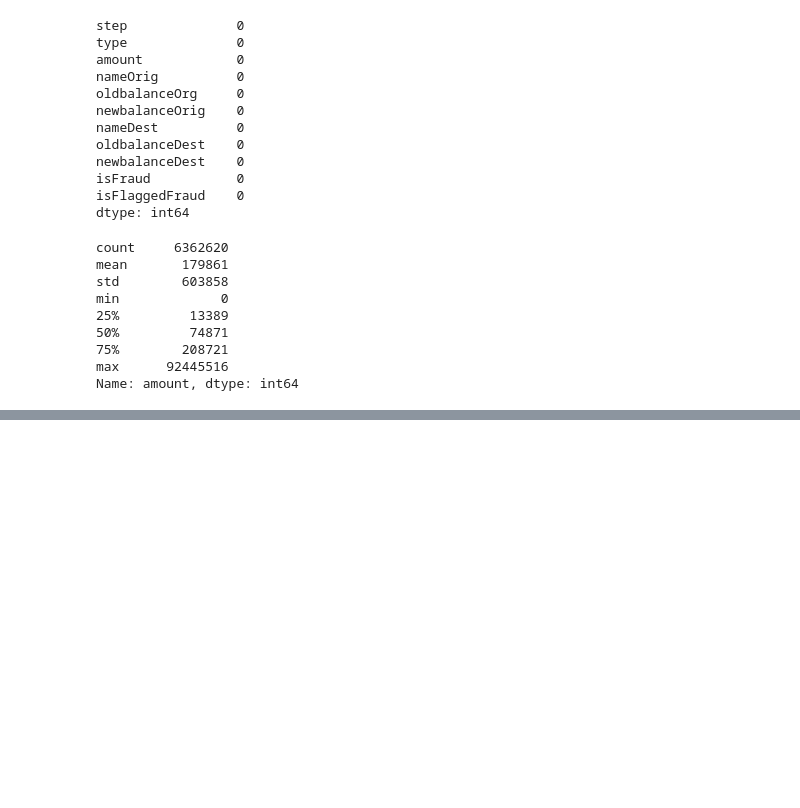
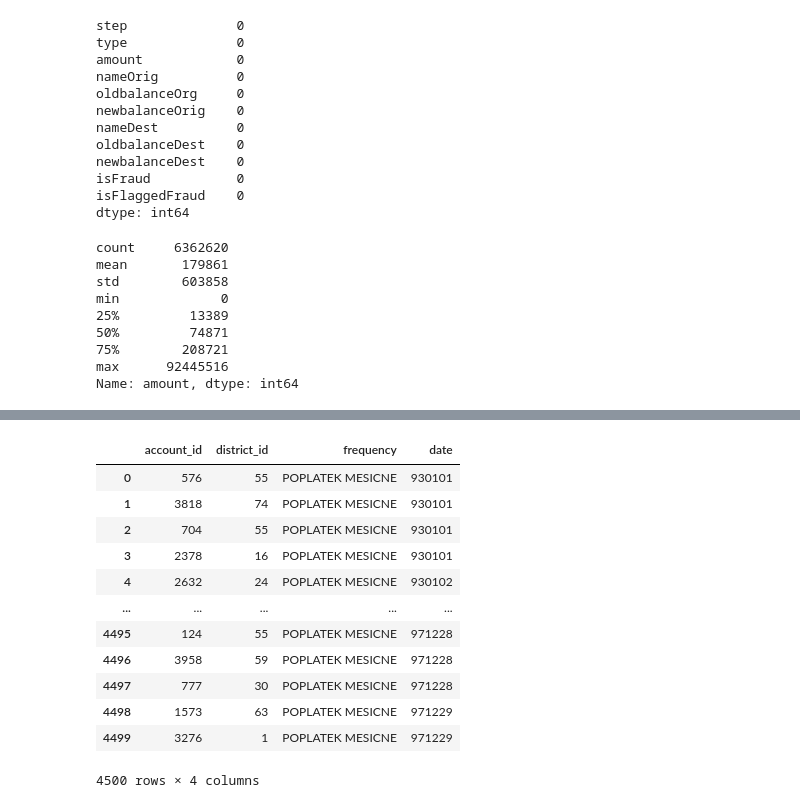
Before and after one commit to aetabid/fraud_detection, a Jupyter notebook: Ayman_folder/explore.ipynb, the cells around one changed output, grey strips where cells are left out. Saved outputs shown, nothing was run; the diff lists cells and outputs as text; code cells hidden in the pictures; blank space fills up the shorter version.

```diff
--- a/Ayman_folder/explore.ipynb
+++ b/Ayman_folder/explore.ipynb
@@ -132,0 +160,16 @@ Name: amount, dtype: int64
+# %%
+account_df
+# %% [output]
+|  | account_id | district_id | frequency | date |
+| 0 | 576 | 55 | POPLATEK MESICNE | 930101 |
+| 1 | 3818 | 74 | POPLATEK MESICNE | 930101 |
+| 2 | 704 | 55 | POPLATEK MESICNE | 930101 |
+| 3 | 2378 | 16 | POPLATEK MESICNE | 930101 |
+| 4 | 2632 | 24 | POPLATEK MESICNE | 930102 |
+| ... | ... | ... | ... | ... |
+| 4495 | 124 | 55 | POPLATEK MESICNE | 971228 |
+| 4496 | 3958 | 59 | POPLATEK MESICNE | 971228 |
+| 4497 | 777 | 30 | POPLATEK MESICNE | 971228 |
+| 4498 | 1573 | 63 | POPLATEK MESICNE | 971229 |
+| 4499 | 3276 | 1 | POPLATEK MESICNE | 971229 |
+4500 rows × 4 columns
```
Also changed, not shown: parts of 12 cells of this notebook.
